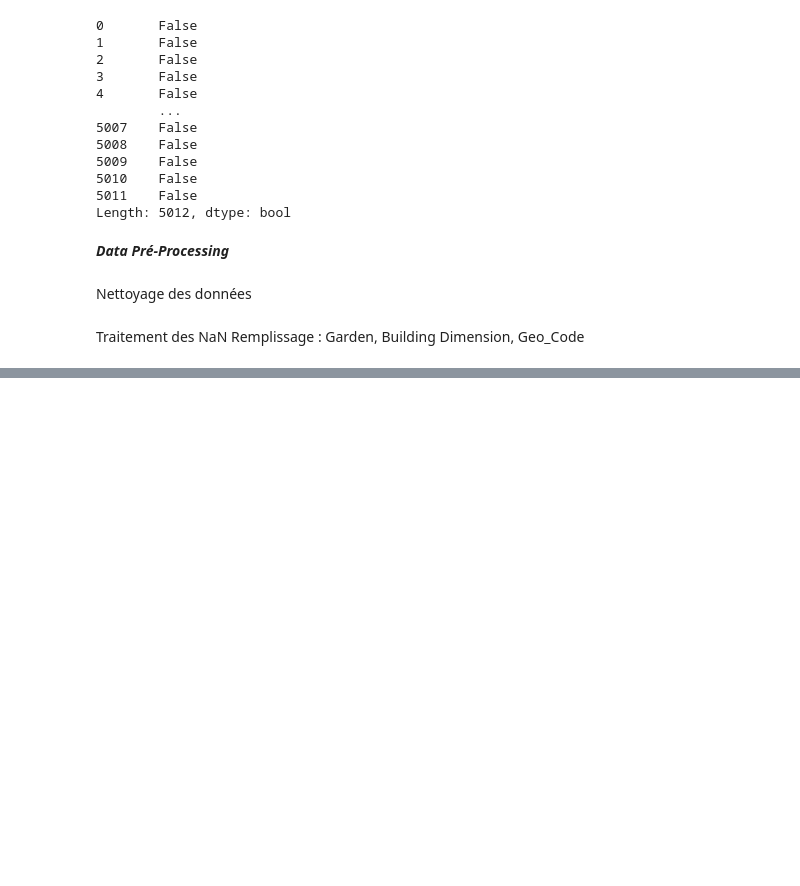
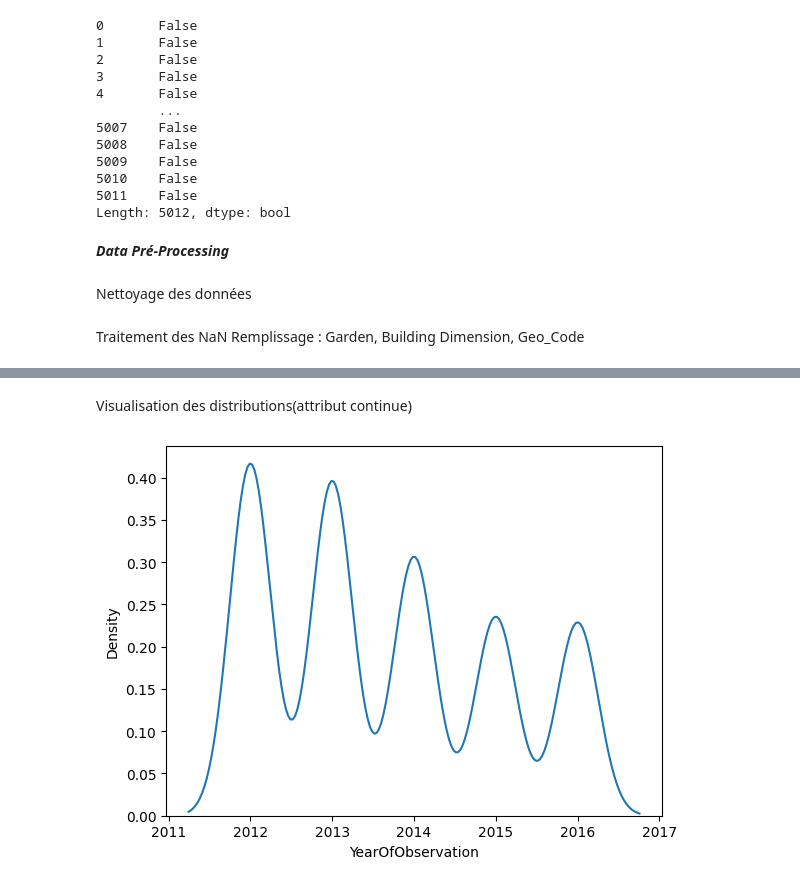
Before and after one commit to Sirine2002/Data_Mining, a Jupyter notebook: Projet.ipynb, the cells around one changed output, grey strips where cells are left out. Drawn from its saved outputs; the diff is of its cells as text; code cells hidden in the pictures; blank space fills up the shorter version.

```diff
--- a/Projet.ipynb
+++ b/Projet.ipynb
@@ -145,0 +175,5 @@ df_assurance.tail(5)
+# %%
+df_assurance=df_assurance.iloc[:,1:]
+df_assurance.sort_values(by='YearOfObservation', inplace=True, ascending=True, ignore_index=True)
+df_assurance1=df_assurance[df_assurance.duplicated()]
+df_assurance1
@@ -145,0 +197,3 @@ df_assurance.tail(5)
+# %%
+df_assurance.drop_duplicates(inplace=True,ignore_index=True)
+df_assurance
@@ -145,0 +216,3 @@ df_assurance.tail(5)
+# %%
+df_assurance['NumberOfWindows']=np.where(df_assurance['NumberOfWindows']!="without","with",df_assurance['NumberOfWindows'])
+df_assurance
@@ -145,0 +233,9 @@ df_assurance.tail(5)
+# %% [markdown]
+Visualisation des distributions(attribut continue)
+# %%
+def KDE_Courbe(df,x):
+    sns.kdeplot(df[x],bw_method='scott',bw_adjust=1)
+# %%
+KDE_Courbe(df_assurance,"YearOfObservation")
+# %% [output]
+[figure, added]
```
Also changed, not shown: parts of 13 cells of this notebook.
